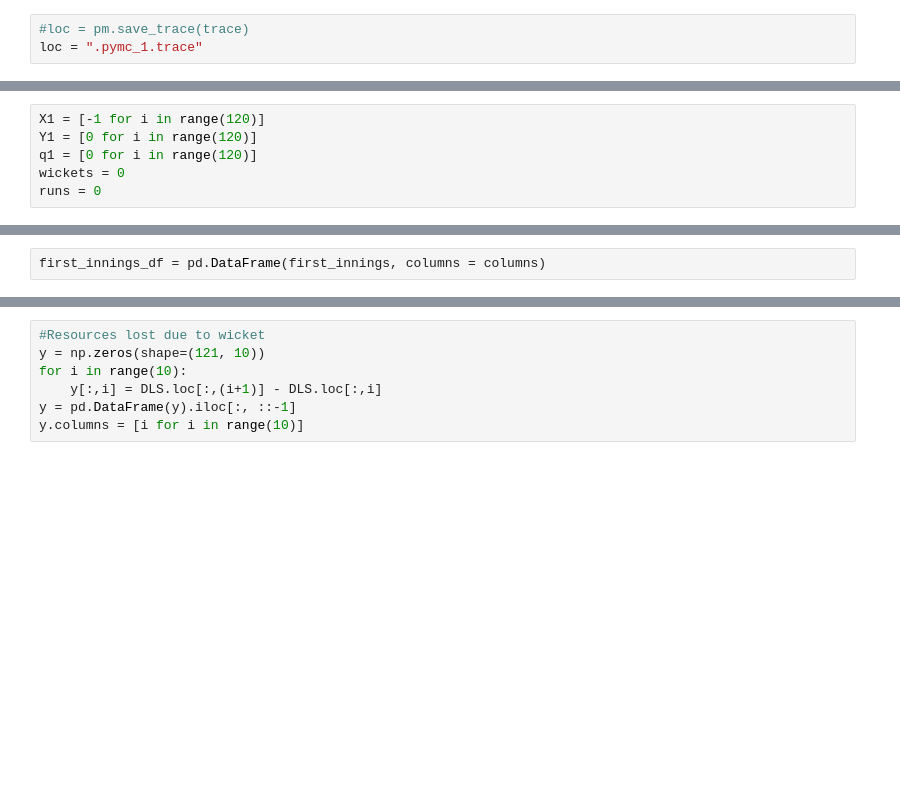
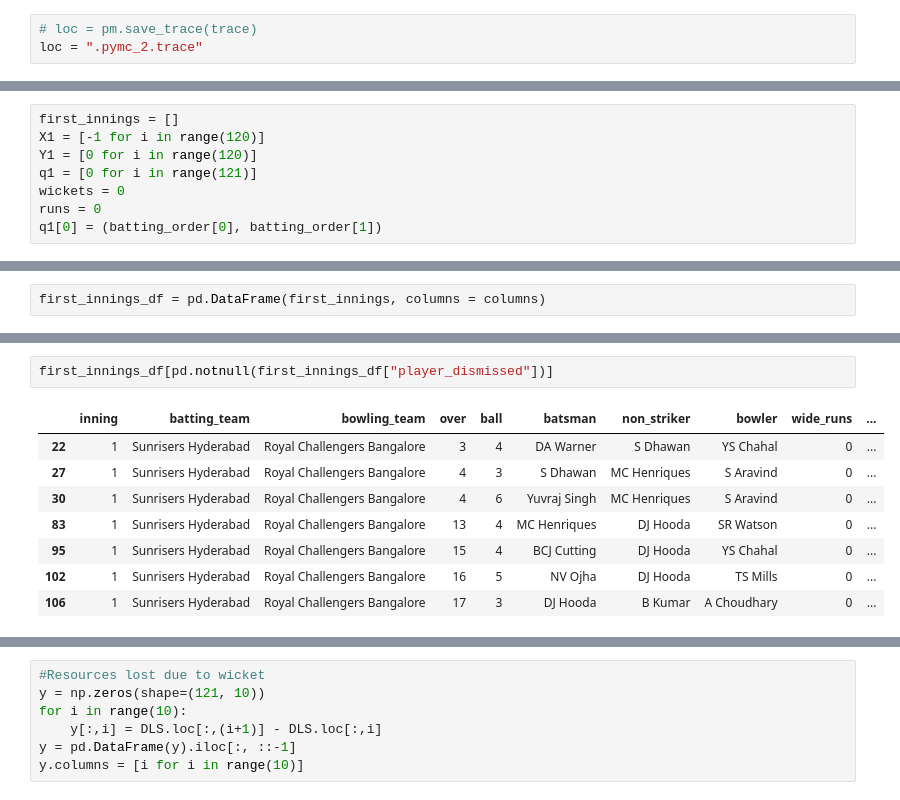
Before and after one commit to Tanavya/IPL-Simulation, a Jupyter notebook: simulation.ipynb, the cells around one changed output, grey strips where cells are left out. Drawn from its saved outputs; the diff is of its cells as text; blank space fills up the shorter version.

```diff
--- a/simulation.ipynb
+++ b/simulation.ipynb
@@ -227,3 +234,3 @@ with model:
 # %%
-#loc = pm.save_trace(trace)
-loc = ".pymc_1.trace"
+# loc = pm.save_trace(trace)
+loc = ".pymc_2.trace"
@@ -316,6 +454,8 @@ first_innings = []
 # %%
+first_innings = []
 X1 = [-1 for i in range(120)]
 Y1 = [0 for i in range(120)]
-q1 = [0 for i in range(120)]
+q1 = [0 for i in range(121)]
 wickets = 0
 runs = 0
+q1[0] = (batting_order[0], batting_order[1])
@@ -435,3 +600,14 @@ first_innings_df
+# %%
+first_innings_df[pd.notnull(first_innings_df["player_dismissed"])]
+# %% [output]
+|  | inning | batting_team | bowling_team | over | ball | batsman | non_striker | bowler | wide_runs | ... |
+| 22 | 1 | Sunrisers Hyderabad | Royal Challengers Bangalore | 3 | 4 | DA Warner | S Dhawan | YS Chahal | 0 | ... |
+| 27 | 1 | Sunrisers Hyderabad | Royal Challengers Bangalore | 4 | 3 | S Dhawan | MC Henriques | S Aravind | 0 | ... |
+| 30 | 1 | Sunrisers Hyderabad | Royal Challengers Bangalore | 4 | 6 | Yuvraj Singh | MC Henriques | S Aravind | 0 | ... |
+| 83 | 1 | Sunrisers Hyderabad | Royal Challengers Bangalore | 13 | 4 | MC Henriques | DJ Hooda | SR Watson | 0 | ... |
+| 95 | 1 | Sunrisers Hyderabad | Royal Challengers Bangalore | 15 | 4 | BCJ Cutting | DJ Hooda | YS Chahal | 0 | ... |
+| 102 | 1 | Sunrisers Hyderabad | Royal Challengers Bangalore | 16 | 5 | NV Ojha | DJ Hooda | TS Mills | 0 | ... |
+| 106 | 1 | Sunrisers Hyderabad | Royal Challengers Bangalore | 17 | 3 | DJ Hooda | B Kumar | A Choudhary | 0 | ... |
 # %%
 print("Total Runs:", runs)
 print("Wickets fallen:", wickets)
```
Also changed, not shown: parts of 37 cells of this notebook, 15 other files.
